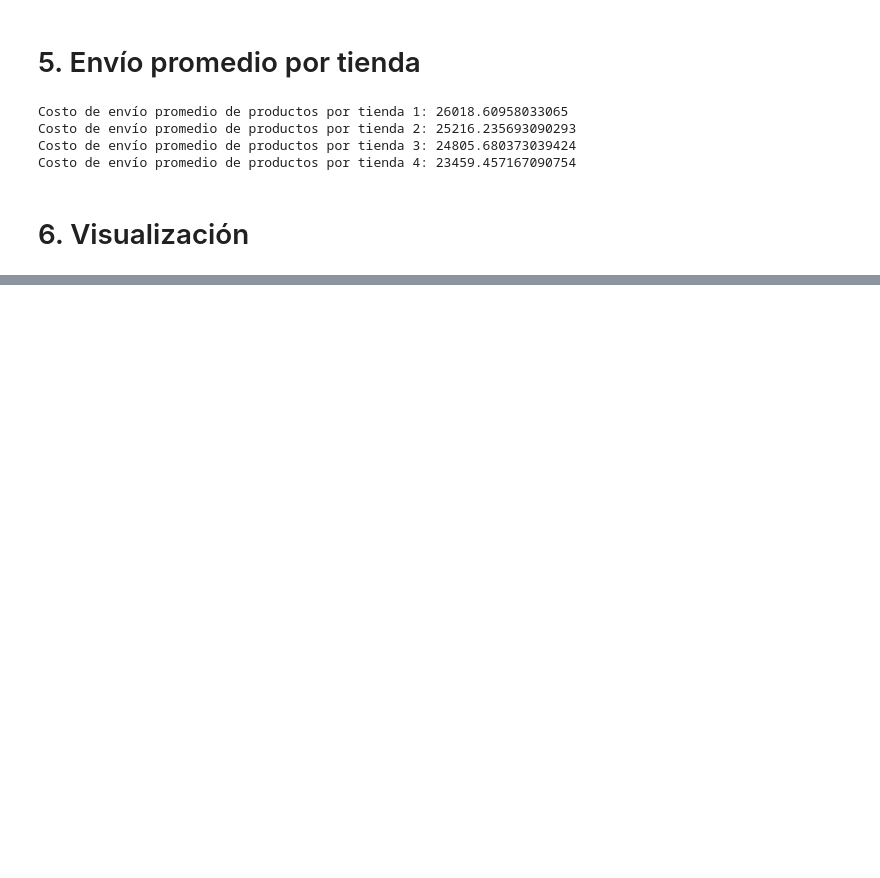
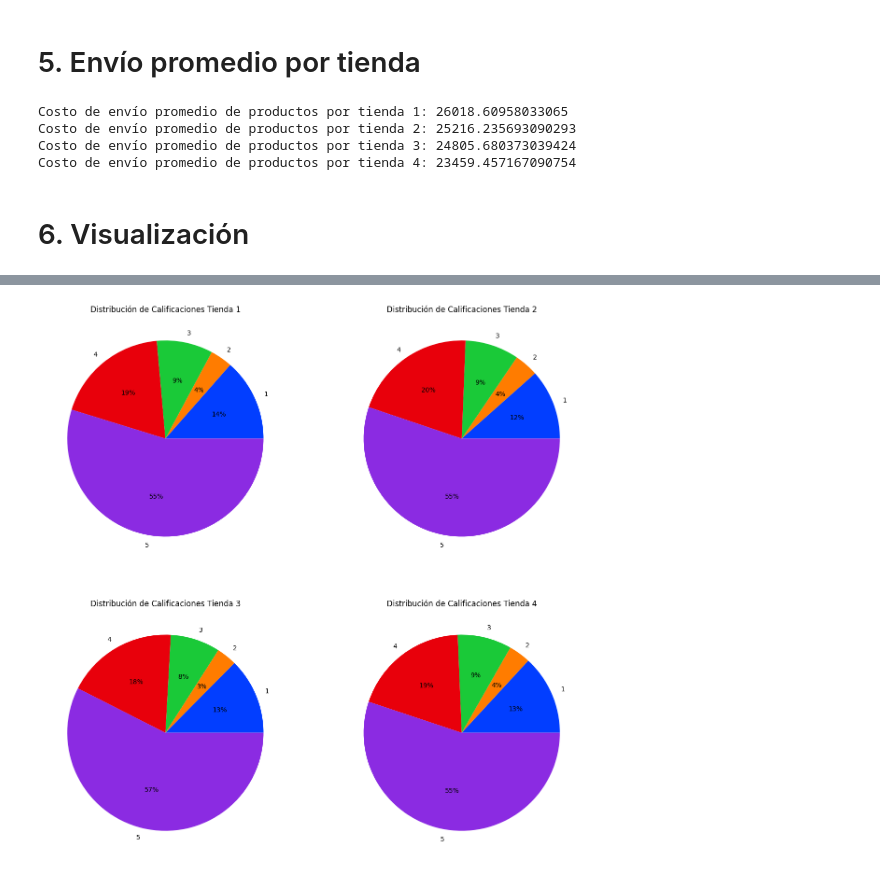
Before and after one commit to JuanPGomezB/challenge-alurastore, a Jupyter notebook: alura-store.ipynb, the cells around one changed output, grey strips where cells are left out. Cells and saved outputs as stored; diff of their text form; code cells hidden in the pictures; blank space fills up the shorter version.

```diff
--- a/alura-store.ipynb
+++ b/alura-store.ipynb
@@ -192,0 +282,35 @@ Costo de envío promedio de productos por tienda 4: 23459.457167090754
+# %%
+calificacionT1=tienda.groupby('Calificación')['Calificación'].count()
+calificacionT1=calificacionT1.reset_index(name='Cantidad')
+calificacionT1.columns = ['Calificación', 'Cantidad']
+
+calificacionT2=tienda2.groupby('Calificación')['Calificación'].count()
+calificacionT2=calificacionT2.reset_index(name='Cantidad')
+calificacionT2.columns = ['Calificación', 'Cantidad']
+
+calificacionT3=tienda3.groupby('Calificación')['Calificación'].count()
+calificacionT3=calificacionT3.reset_index(name='Cantidad')
+calificacionT3.columns = ['Calificación', 'Cantidad']
+
+calificacionT4=tienda4.groupby('Calificación')['Calificación'].count()
+calificacionT4=calificacionT4.reset_index(name='Cantidad')
+calificacionT4.columns = ['Calificación', 'Cantidad']
+
+
+plt.figure(figsize=(15,15))
+plt.subplot(2, 2, 1)
+palette_color = sns.color_palette('bright') #Paleta de colores
+plt.title('Distribución de Calificaciones Tienda 1')
+plt.pie(calificacionT1['Cantidad'], labels=calificacionT1['Calificación'], colors=palette_color, autopct='%.0f%%')
+plt.subplot(2, 2, 2)
+plt.title('Distribución de Calificaciones Tienda 2')
+plt.pie(calificacionT2['Cantidad'], labels=calificacionT2['Calificación'], colors=palette_color, autopct='%.0f%%')
+plt.subplot(2, 2, 3)
+plt.title('Distribución de Calificaciones Tienda 3')
+plt.pie(calificacionT3['Cantidad'], labels=calificacionT3['Calificación'], colors=palette_color, autopct='%.0f%%')
+plt.subplot(2, 2, 4)
+plt.title('Distribución de Calificaciones Tienda 4')
+plt.pie(calificacionT4['Cantidad'], labels=calificacionT4['Calificación'], colors=palette_color, autopct='%.0f%%')
+plt.show() #Grafico
+# %% [output]
+[figure, added]
```
Also changed, not shown: parts of 9 cells of this notebook.
